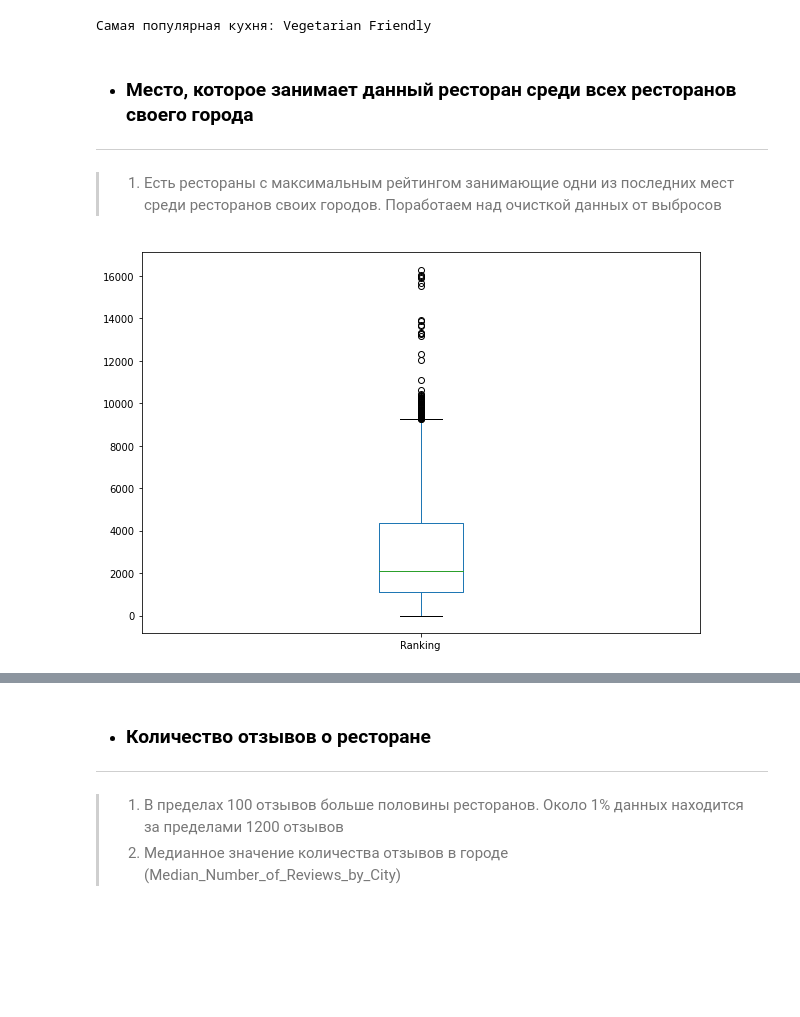
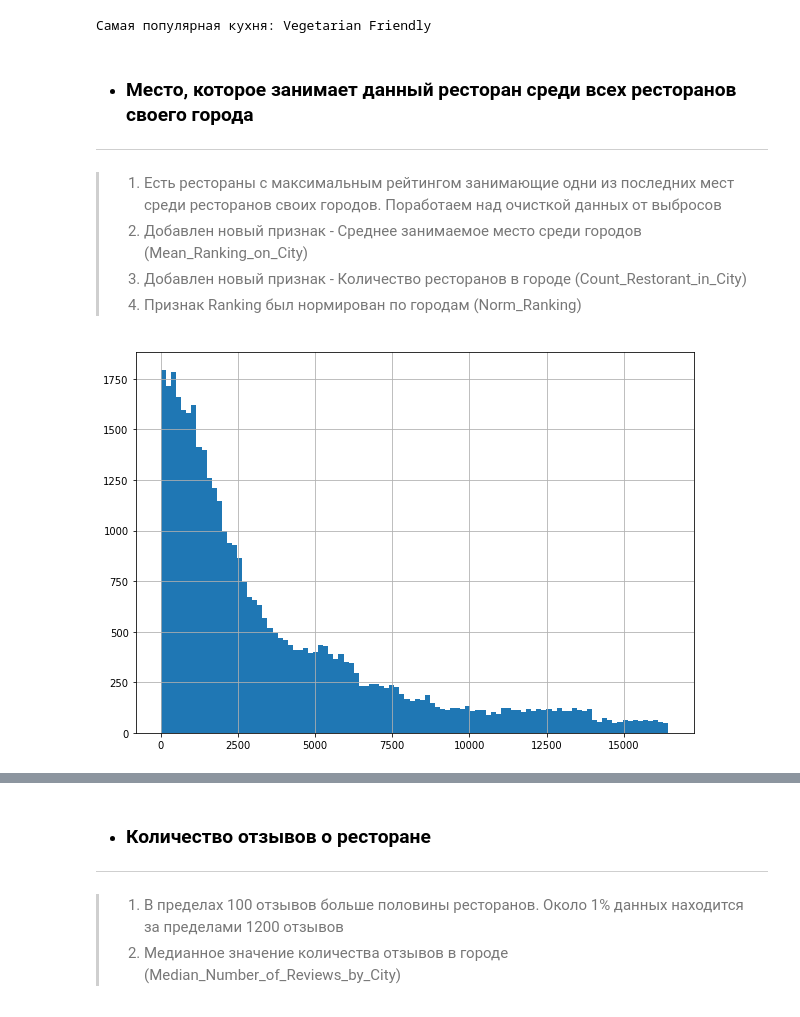
Before and after one commit to dzmitry-dp/project_zero, a Jupyter notebook: module_3/model.ipynb, the cells around one changed output, grey strips where cells are left out. Saved outputs shown, nothing was run; the diff lists cells and outputs as text; code cells hidden in the pictures; blank space fills up the shorter version.

```diff
--- a/module_3/model.ipynb
+++ b/module_3/model.ipynb
@@ -185,9 +185,13 @@ print('Самая популярная кухня:', get_most_popular_cuisine(df
 - ### Место, которое занимает данный ресторан среди всех ресторанов своего города
 ---
 > 1. Есть рестораны с максимальным рейтингом занимающие одни из последних мест среди ресторанов своих городов. Поработаем над очисткой данных от выбросов
+> 2. Добавлен новый признак - Среднее занимаемое место среди городов (Mean_Ranking_on_City)
+> 3. Добавлен новый признак - Количество ресторанов в городе (Count_Restorant_in_City)
+> 4. Признак Ranking был нормирован по городам (Norm_Ranking)
-# %%
-# места ресторанов с самым высоким рейтингом
-df['Ranking'][df['Rating'] == 5].plot.box()
-plt.show()
-# %% [output]
-[figure, removed]
+# %%
+# посмотрим распределение признака
+plt.rcParams['figure.figsize'] = (10,7)
+df['Ranking'].hist(bins=100)
+plt.show()
+# %% [output]
+[figure, added]
```
Also changed, not shown: parts of 15 cells of this notebook, 1 other file.
